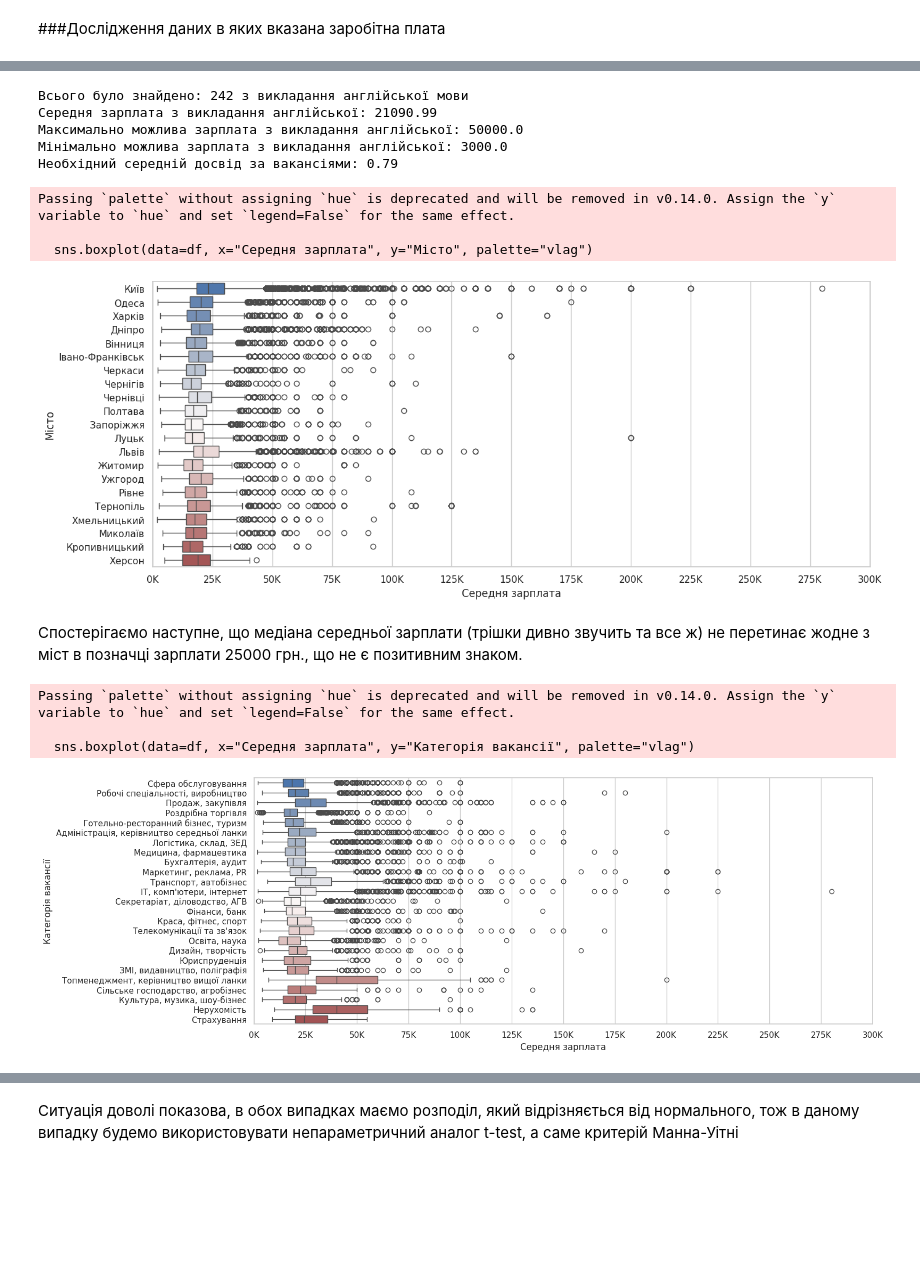
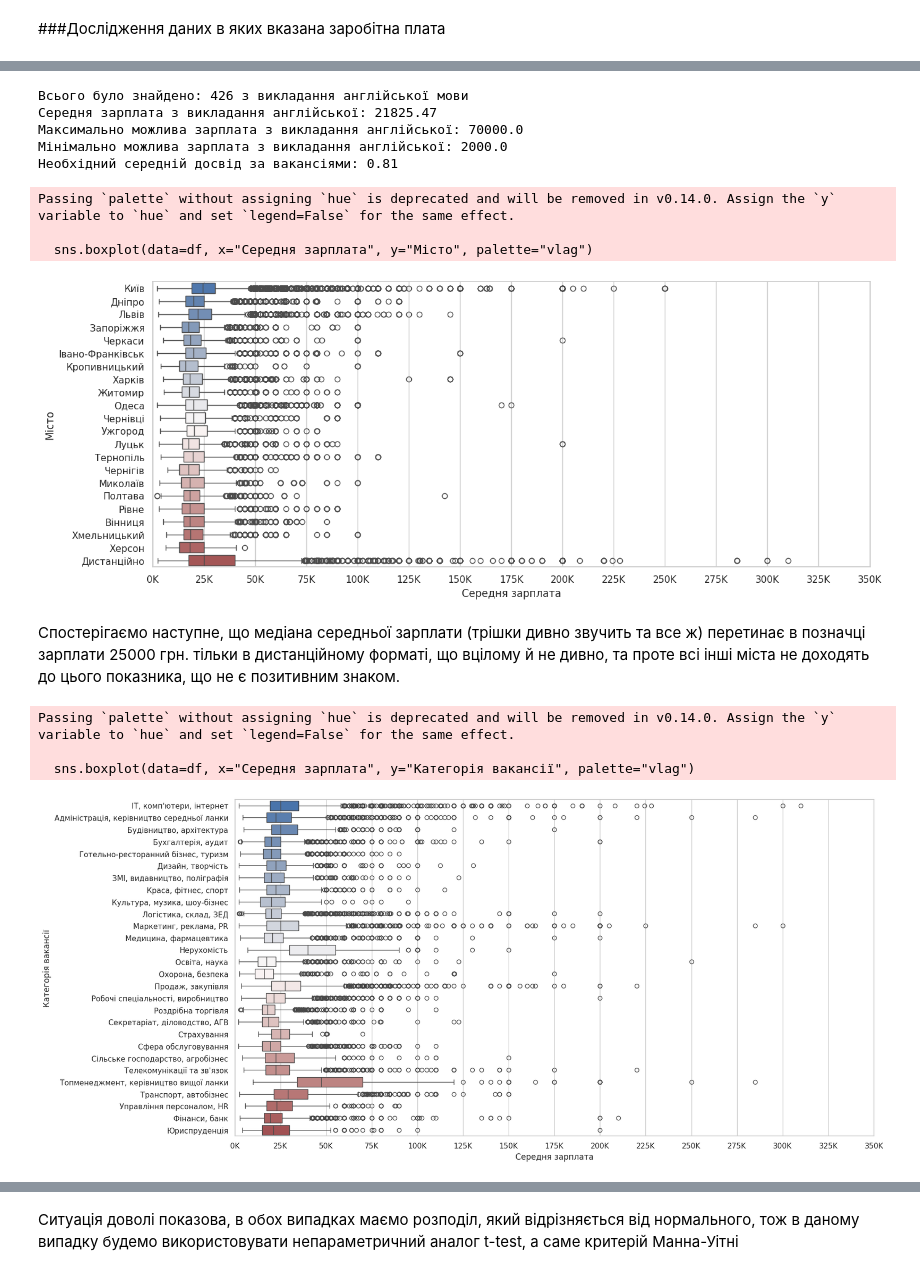
Before and after one commit to elch1k/ua-labour-market-in-ukrainian, a Jupyter notebook: labour_market_preprocessing.ipynb, the cells around one changed output, grey strips where cells are left out. Drawn from its saved outputs; the diff is of its cells as text; code cells hidden in the pictures; blank space fills up the shorter version.

Commit message:
labour market 2

```diff
--- a/labour_market_preprocessing.ipynb
+++ b/labour_market_preprocessing.ipynb
@@ -17,4 +23,4 @@ Mounted at /content/drive
 # %% [markdown]
 ##Завантажуємо дані та робимо передобробку
 # %%
-df = pd.read_csv("/content/drive/MyDrive/data for training/all_labour_market_ua_2024-05-23.csv")
+df = pd.read_csv("/content/drive/MyDrive/async_all_labour_market_ua_22_07_2024_17_1.csv")
@@ -32,5 +77,6 @@ len(df["Місто"].unique())
 # %%
 # виділимо ці самі найбільші міста України
-main_city = df.groupby("Місто").size().sort_values(ascending=False).head(22)
+main_city = df.groupby("Місто").size().sort_values(ascending=False).head(23)
+all_ukraine = df[df["Місто"] == "Вся Україна"]  # і окремо збережемо вакансії по всій Україні
 cities = main_city.index.drop("Вся Україна")
 df = df[df["Місто"].isin(cities)]
@@ -66,13 +135,13 @@ memory usage: 15.7+ MB
 # %%
-# також зробимо вимушені передобробки даних
+# також доробимо вимушені передобробки даних
 df["Необхідний досвід"] = df["Необхідний досвід"].replace(6, 0.5)
 df["Необхідний досвід"] = df["Необхідний досвід"].replace(3, 0.25)
 df["Необхідна освіта"] = df["Необхідна освіта"].replace(np.NaN, "Не вказано")
 # також видалимо всі вакансії пов'язані з військовими, щоб максимально побачити
 # реальну ситуацію на цивільному ринку праці
 df = df[~df["Назва компанії"].str
-        .contains(r"ТрО|батальон|ЗСУ|батальйон|ОМБр|ОДШБр|Військова частина|РТЦК|української армії|ДШВ|ОБМП|ОБрМП|ОАеМБр|ОТЦК|ОЄБр", na=False)]
-df = df[~(df["Назва компанії"] == "Компанія прихована")]
+        .contains(r"ТрО|батальон|ЗСУ|батальйон|ОМБр|ОДШБр|Військова частина|РТЦК|української армії|ДШВ|ОБМП|ОБрМП|ОАеМБр|ОТЦК|ОЄБр|ОББпС|ОШБ|ОШБр|НГУ|ОАБр|ОГШБ|ОГШБр|ОБУ|ОМПБр|прикордонний загін|ОРБ|ОПП|окрема десантно-штурмова|окрема механізована|Дивізіон надводних кораблів|авіаційна комендатура|окрема бригада територіальної|окрема гірсько-штурмова|ОПБр|ОДШП|ОМІБр|ОПБ|Ranger|ВМС ЗС|25 Окрема повітрянодесантна|Війскова частина|підрозділ спеціального призначення|Окремий Спеціальний Центр Електронної Підтримки|Об'єднаний навчально-тренувальний центр|ОТБр|190 Навчальний Центр|ОСБ", na=False)]
+# df = df[~(df["Назва компанії"] == "Компанія прихована")]  # залишимо компанії, назви яких приховано
 # %% [markdown]
 ##Проведемо певне дослідження по типу EDA
 # %% [markdown]
@@ -341,20 +522,19 @@ print("Максимально можлива зарплата з виклада
 print("Мінімально можлива зарплата з викладання англійської:", eng_data["Мінімальна ЗП"].min().round(2))
 print("Необхідний середній досвід за вакансіями:", eng_data["Необхідний досвід"].mean().round(2))
 # %% [output]
-Всього було знайдено: 242 з викладання англійської мови
-Середня зарплата з викладання англійської: 21090.99
-Максимально можлива зарплата з викладання англійської: 50000.0
-Мінімально можлива зарплата з викладання англійської: 3000.0
-Необхідний середній досвід за вакансіями: 0.79
+Всього було знайдено: 426 з викладання англійської мови
+Середня зарплата з викладання англійської: 21825.47
+Максимально можлива зарплата з викладання англійської: 70000.0
+Мінімально можлива зарплата з викладання англійської: 2000.0
+Необхідний середній досвід за вакансіями: 0.81
 # %%
-# побудуємо боксплоти середньої зарплати по містам України, при цьому обмежевши
-# Київ з його двома дописами найбільших зарплат
+# побудуємо боксплоти середньої зарплати по містам України
 f, ax = plt.subplots(figsize=(15, 6))
 sns.boxplot(data=df, x="Середня зарплата", y="Місто", palette="vlag")
 
 ax.xaxis.grid(True)
-ax.set(xlim = (0, 300000))
-xticks = np.arange(0, 300001, 25000)
+ax.set(xlim = (0, 350000))
+xticks = np.arange(0, 350001, 25000)
 ax.set_xticks(xticks)
 ax.set_xticklabels([f'{int(tick/1000)}K' for tick in xticks])
 
@@ -363,26 +543,26 @@ plt.show()
 Passing `palette` without assigning `hue` is deprecated and will be removed in v0.14.0. Assign the `y` variable to `hue` and set `legend=False` for the same effect.
 
   sns.boxplot(data=df, x="Середня зарплата", y="Місто", palette="vlag")
-[figure, old version]
+[figure, new version]
 # %% [markdown]
-Спостерігаємо наступне, що медіана середньої зарплати (трішки дивно звучить та все ж) не перетинає жодне з міст в позначці зарплати 25000 грн., що не є позитивним знаком.
+Спостерігаємо наступне, що медіана середньої зарплати (трішки дивно звучить та все ж) перетинає в позначці зарплати 25000 грн. тільки в дистанційному форматі, що вцілому й не дивно, та проте всі інші міста не доходять до цього показника, що не є позитивним знаком.
 # %%
 # і також для більшої наочності побудуємо боксплоти середньої зарплати по
 # категоріям при цьому обмежевши категорії: адмiнiстрацiя,
 # керівництво середньої ланки; Маркетинг, реклама, PR з максимальними зарплатами
-f, ax = plt.subplots(figsize=(15, 6))
+f, ax = plt.subplots(figsize=(17, 9))
 sns.boxplot(data=df, x="Середня зарплата", y="Категорія вакансії", palette="vlag")
 
 ax.xaxis.grid(True)
-ax.set(xlim = (0, 300000))
-xticks = np.arange(0, 300001, 25000)
+ax.set(xlim = (0, 350000))
+xticks = np.arange(0, 350001, 25000)
 ax.set_xticks(xticks)
 ax.set_xticklabels([f'{int(tick/1000)}K' for tick in xticks])
 
 plt.show()
 # %% [output]
 Passing `palette` without assigning `hue` is deprecated and will be removed in v0.14.0. Assign the `y` variable to `hue` and set `legend=False` for the same effect.
 
   sns.boxplot(data=df, x="Середня зарплата", y="Категорія вакансії", palette="vlag")
-[figure, old version]
+[figure, new version]
 # %% [markdown]
```
Also changed, not shown: parts of 64 cells of this notebook, 14 other files.
